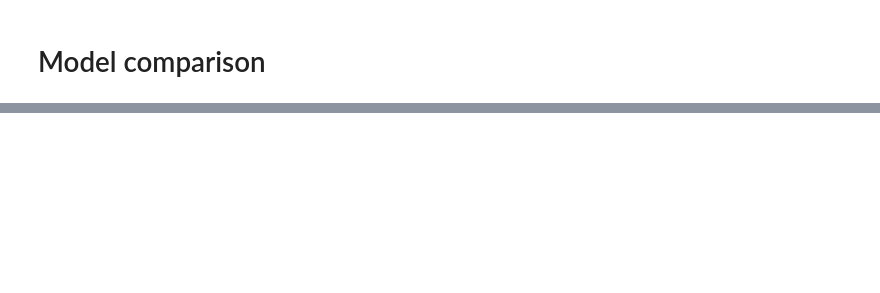
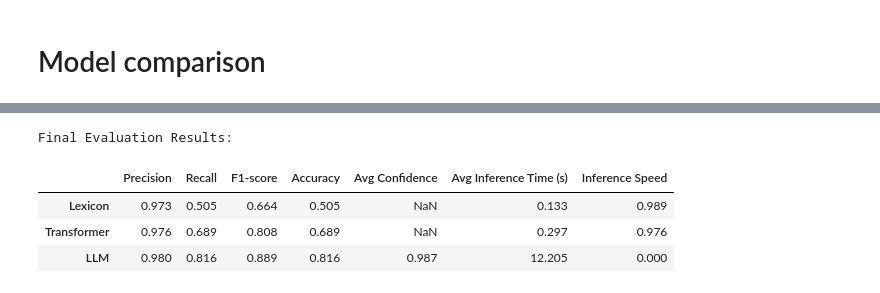
Before and after one commit to lizakolosova/ABSA-project, a Jupyter notebook: notebooks/comparison.ipynb, the cells around one changed output, grey strips where cells are left out. Saved outputs shown, nothing was run; the diff lists cells and outputs as text; code cells hidden in the pictures; blank space fills up the shorter version.

Commit message:
Some fixes in comparison + exploration

```diff
--- a/notebooks/comparison.ipynb
+++ b/notebooks/comparison.ipynb
@@ -193,0 +124,24 @@ In summary, the lexicon-based approach offers computational efficiency and quick
+# %%
+df = pd.DataFrame(results).T  # .T transposes so models are rows
+
+df = df.rename(columns={
+    "precision": "Precision",
+    "recall": "Recall",
+    "f1": "F1-score",
+    "accuracy": "Accuracy",
+    "avg_confidence": "Avg Confidence",
+    "avg_inference_time": "Avg Inference Time (s)"
+})
+
+# Normalize inference time for comparison (higher = faster)
+max_time = df["Avg Inference Time (s)"].max()
+df["Inference Speed"] = 1 - (df["Avg Inference Time (s)"] / max_time)
+
+print("Final Evaluation Results:")
+display(df.round(3))
+# %% [output]
+Final Evaluation Results:
+|  | Precision | Recall | F1-score | Accuracy | Avg Confidence | Avg Inference Time (s) | Inference Speed |
+| Lexicon | 0.973 | 0.505 | 0.664 | 0.505 | NaN | 0.133 | 0.989 |
+| Transformer | 0.976 | 0.689 | 0.808 | 0.689 | NaN | 0.297 | 0.976 |
+| LLM | 0.980 | 0.816 | 0.889 | 0.816 | 0.987 | 12.205 | 0.000 |
```
Also changed, not shown: parts of 16 cells of this notebook, 6 other files.
